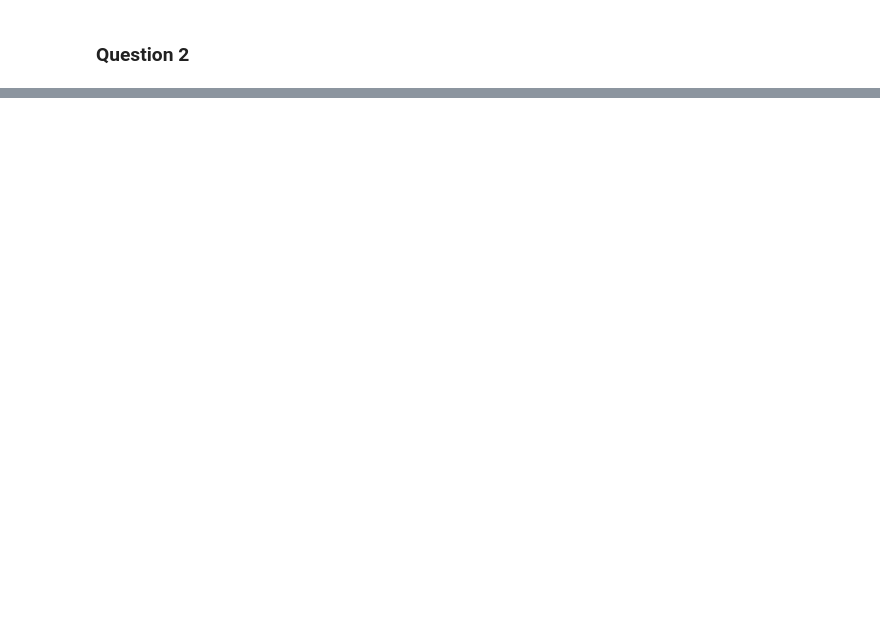
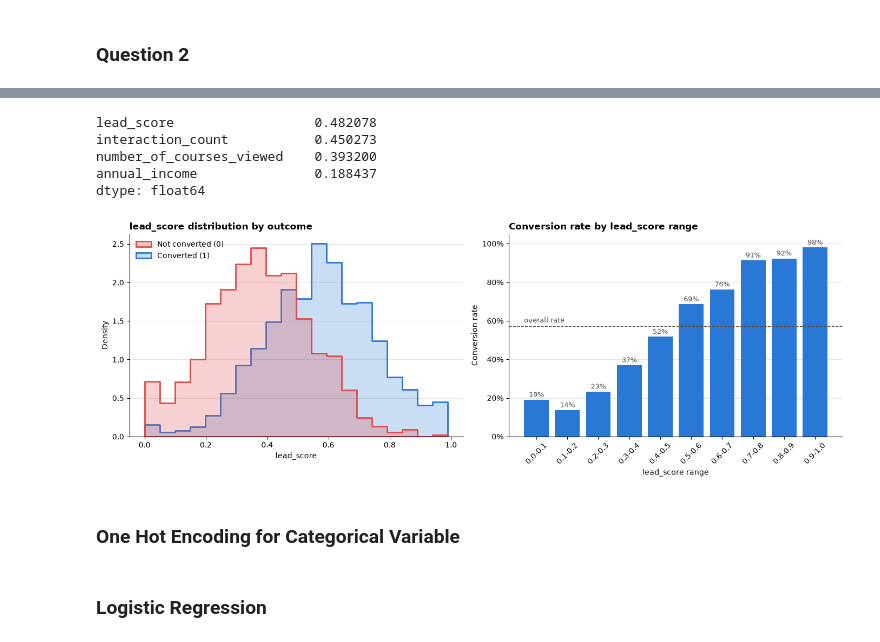
Before and after one commit to shohbitgupta/datatalk_ml_zoomcamp, a Jupyter notebook: datatalk_submission_03/homework.ipynb, the cells around one changed output, grey strips where cells are left out. Saved outputs shown, nothing was run; the diff lists cells and outputs as text; code cells hidden in the pictures; blank space fills up the shorter version.

```diff
--- a/datatalk_submission_03/homework.ipynb
+++ b/datatalk_submission_03/homework.ipynb
@@ -72,0 +360,55 @@ sns.heatmap(correlation_matrix, annot=True, cmap='coolwarm')
+# %%
+df_full_train[numeric_features].corrwith(df_full_train[TARGET]).sort_values(ascending=False)
+# %% [output]
+lead_score                  0.482078
+interaction_count           0.450273
+number_of_courses_viewed    0.393200
+annual_income               0.188437
+dtype: float64
+# %%
+import matplotlib.pyplot as plt
+import seaborn as sns
+
+CONVERTED = '#2a78d6'       # blue
+NOT_CONVERTED = '#e34948'   # red
+
+fig, (ax1, ax2) = plt.subplots(1, 2, figsize=(14, 5))
+
+# Left: distribution of lead_score for converted vs not converted
+sns.histplot(data=df_full_train, x='lead_score', hue=TARGET, bins=20,
+             element='step', stat='density', common_norm=False,
+             palette={0: NOT_CONVERTED, 1: CONVERTED}, linewidth=2, ax=ax1)
+ax1.legend(handles=ax1.get_legend().legend_handles, labels=['Not converted (0)', 'Converted (1)'],
+           frameon=False, loc='upper left')
+ax1.set_title('lead_score distribution by outcome', loc='left', fontweight='bold')
+ax1.set_xlabel('lead_score')
+
+
+# Right: conversion rate in each lead_score bin
+bins = pd.cut(df_full_train['lead_score'], bins=10)
+rate = df_full_train.groupby(bins, observed=True)[TARGET].agg(['mean', 'count'])
+ax2.bar(range(len(rate)), rate['mean'], color=CONVERTED, width=0.8)
+ax2.axhline(df_full_train[TARGET].mean(), color='#52514e', linewidth=1, linestyle='--')
+ax2.text(-0.4, df_full_train[TARGET].mean() + 0.02, 'overall rate', ha='left', fontsize=9, color='#52514e')
+for i, m in enumerate(rate['mean']):
+    ax2.text(i, m + 0.015, f'{m:.0%}', ha='center', fontsize=9, color='#52514e')
+ax2.set_xticks(range(len(rate)))
+ax2.set_xticklabels([f'{max(b.left, 0):.1f}-{b.right:.1f}' for b in rate.index], rotation=45)
+ax2.set_ylim(0, 1.05)
+ax2.yaxis.set_major_formatter(plt.FuncFormatter(lambda y, _: f'{y:.0%}'))
+ax2.set_title('Conversion rate by lead_score range', loc='left', fontweight='bold')
+ax2.set_xlabel('lead_score range')
+ax2.set_ylabel('Conversion rate')
+
+for ax in (ax1, ax2):
+    ax.grid(axis='y', color='#e5e4e0', linewidth=0.8)
+    ax.set_axisbelow(True)
+    for side in ['top', 'right']:
+        ax.spines[side].set_visible(False)
+
+plt.tight_layout()
+plt.show()
+# %% [output]
+[figure, added]
+# %% [markdown]
+### One Hot Encoding for Categorical Variable ###
@@ -72,0 +431,2 @@ sns.heatmap(correlation_matrix, annot=True, cmap='coolwarm')
+# %% [markdown]
+### Logistic Regression ###
```
Also changed, not shown: parts of 34 cells of this notebook, 1 other file.
